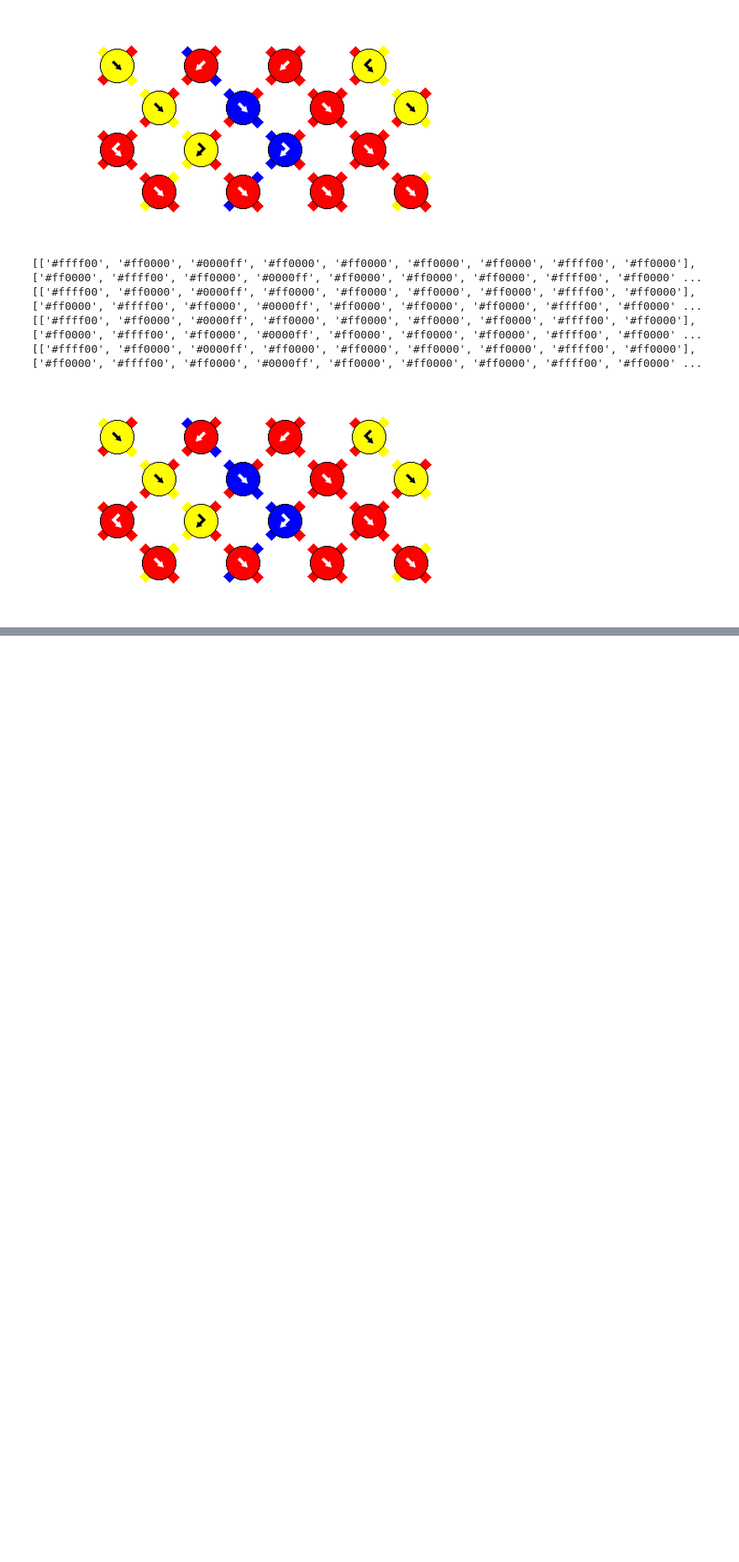
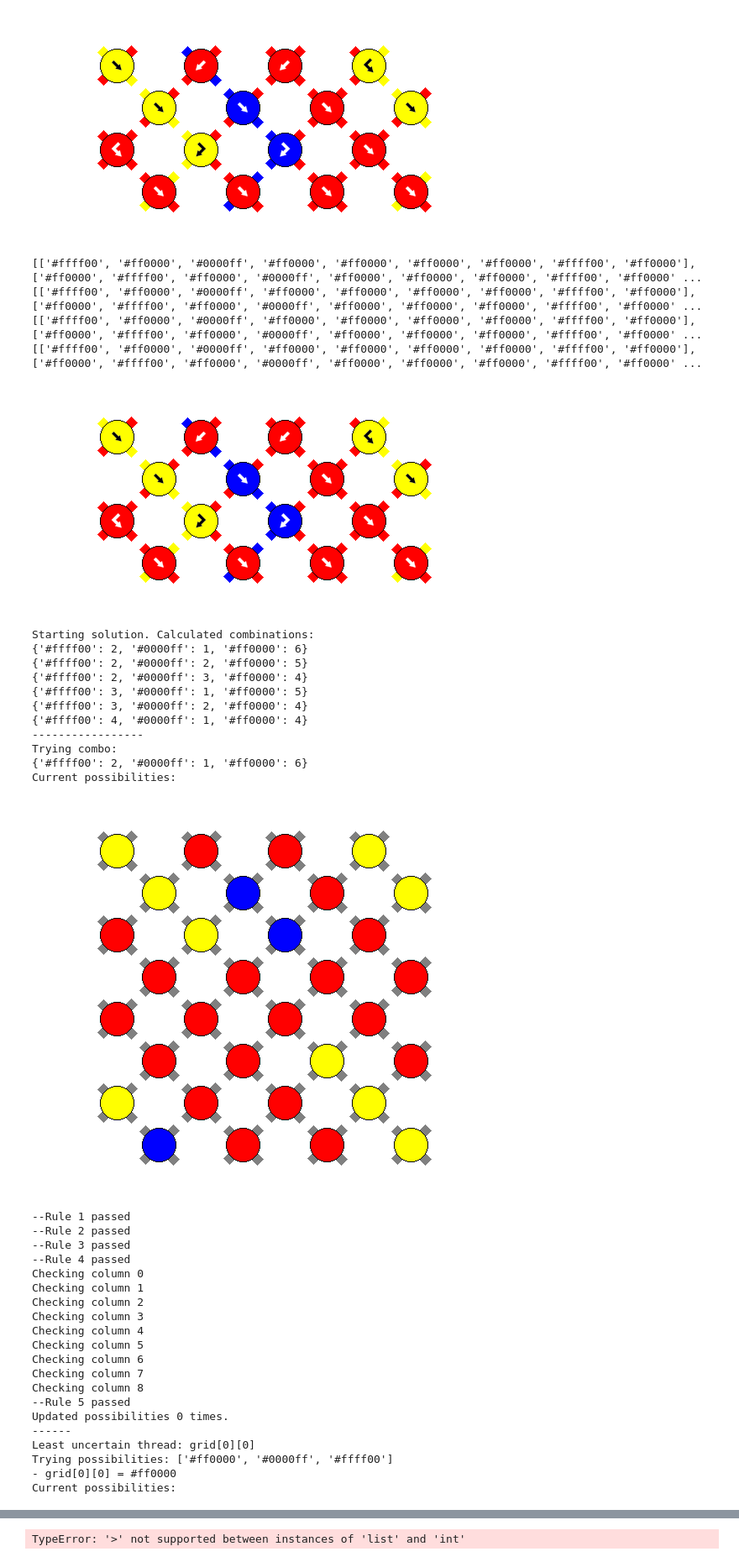
Before and after one commit to Norange01/FriendshipBraceletSolver, a Jupyter notebook: visualize.ipynb, the cells around one changed output, grey strips where cells are left out. Shown at 84% size. Drawn from its saved outputs; the diff is of its cells as text; code cells hidden in the pictures; blank space fills up the shorter version.

```diff
--- a/visualize.ipynb
+++ b/visualize.ipynb
@@ -770,3 +822,48 @@ class Solver:
 
         image=ImageOps.expand(image, border=1, fill='white')
         display(image)
+# %%
+target_design=[['#ffff00', '#ff0000', '#ff0000', '#ffff00'],
+               ['#ffff00', '#0000ff', '#ff0000', '#ffff00'],
+               ['#ff0000', '#ffff00', '#0000ff', '#ff0000'],
+               ['#ff0000', '#ff0000', '#ff0000', '#ff0000'],
+               ['#ff0000', '#ff0000', '#ff0000', '#ff0000'],
+               ['#ff0000', '#ff0000', '#ffff00', '#ff0000'],
+               ['#ffff00', '#ff0000', '#ff0000', '#ffff00'],
+               ['#0000ff', '#ff0000', '#ff0000', '#ffff00']]
+
+solver= Solver(target_design)
+solver.solve()
+# %% [output]
+Starting solution. Calculated combinations:
+{'#ffff00': 2, '#0000ff': 1, '#ff0000': 6}
+{'#ffff00': 2, '#0000ff': 2, '#ff0000': 5}
+{'#ffff00': 2, '#0000ff': 3, '#ff0000': 4}
+{'#ffff00': 3, '#0000ff': 1, '#ff0000': 5}
+{'#ffff00': 3, '#0000ff': 2, '#ff0000': 4}
+{'#ffff00': 4, '#0000ff': 1, '#ff0000': 4}
+-----------------
+Trying combo:
+{'#ffff00': 2, '#0000ff': 1, '#ff0000': 6}
+Current possibilities:
+[figure, added]
+--Rule 1 passed
+--Rule 2 passed
+--Rule 3 passed
+--Rule 4 passed
+Checking column 0
+Checking column 1
+Checking column 2
+Checking column 3
+Checking column 4
+Checking column 5
+Checking column 6
+Checking column 7
+Checking column 8
+--Rule 5 passed
+Updated possibilities 0 times.
+------
+Least uncertain thread: grid[0][0]
+Trying possibilities: ['#ff0000', '#0000ff', '#ffff00']
+- grid[0][0] = #ff0000
+Current possibilities:
@@ -772,0 +918 @@ class Solver:
+TypeError: '>' not supported between instances of 'list' and 'int'
```
Also changed, not shown: parts of 2 cells of this notebook.
